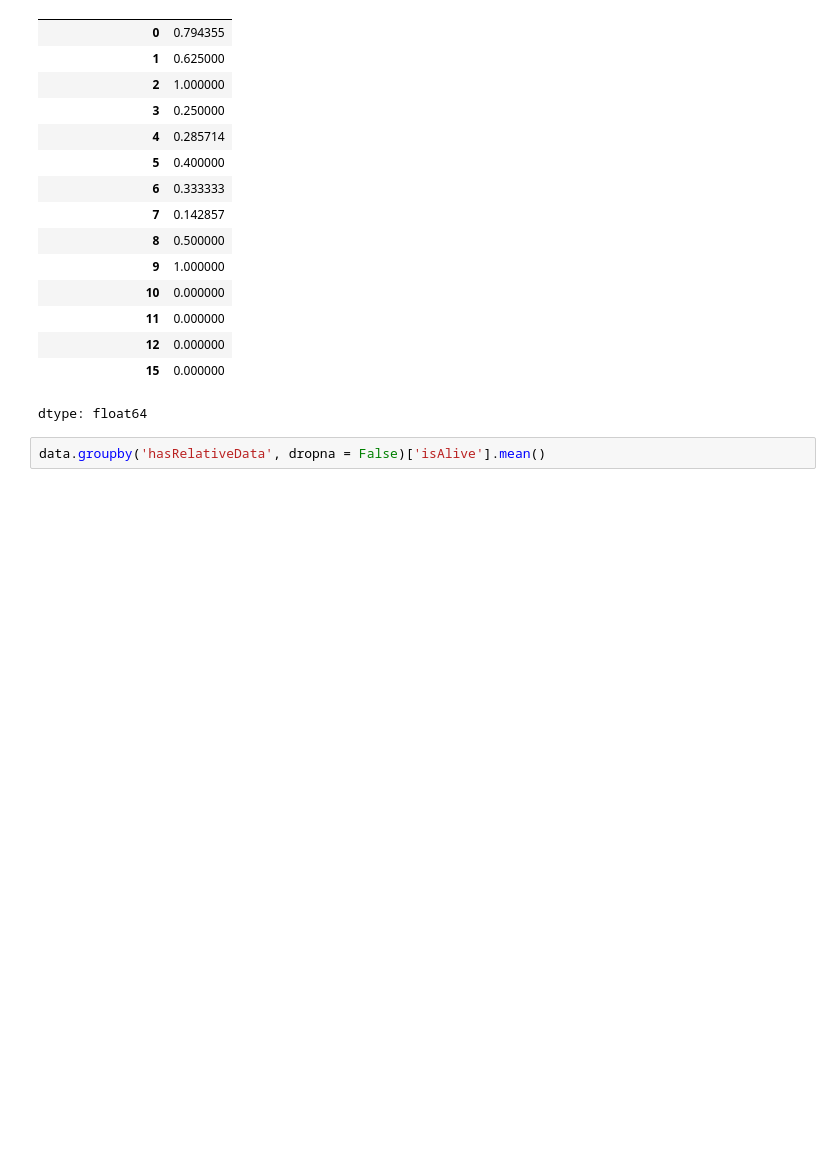
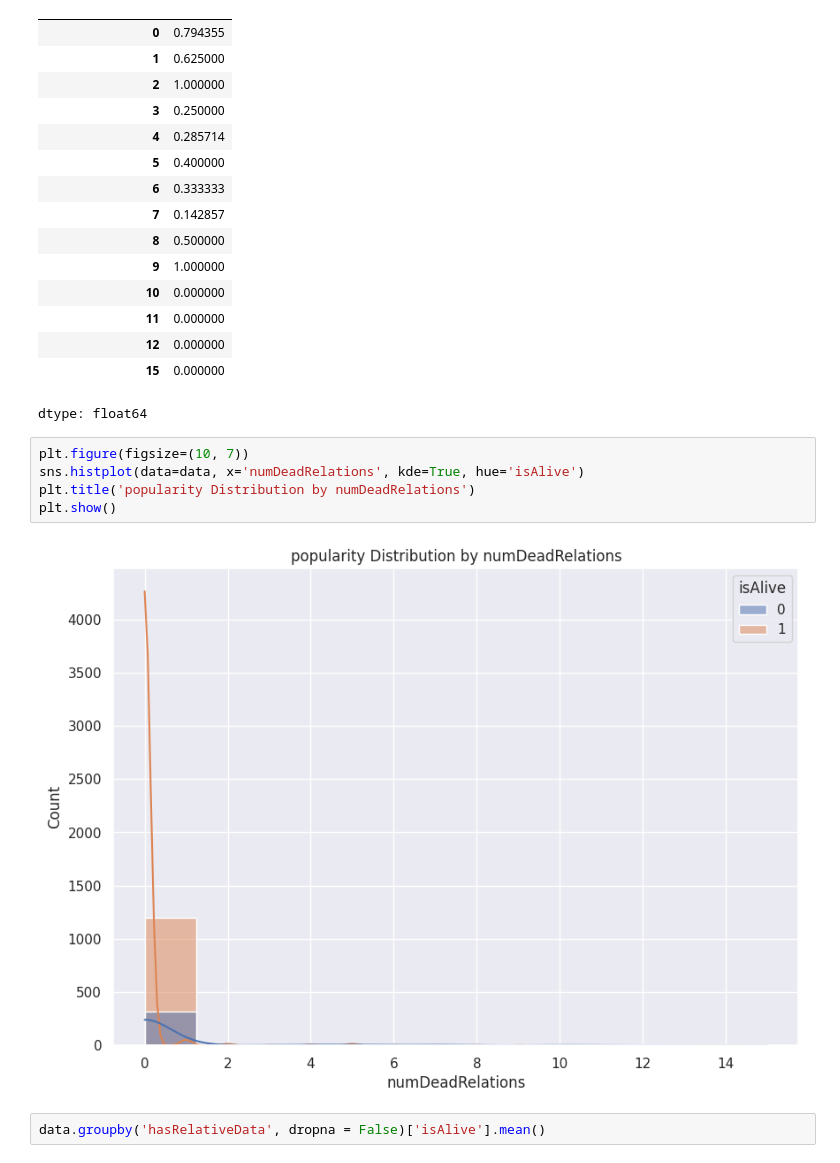
Before and after one commit to Aleksandrov-Vsevolod/dls_homeworks, a Jupyter notebook: hw_1_game_of_thrones2.ipynb, the cells around one changed output. Cells and saved outputs as stored; diff of their text form; blank space fills up the shorter version.

```diff
--- a/hw_1_game_of_thrones2.ipynb
+++ b/hw_1_game_of_thrones2.ipynb
@@ -1186,6 +1196,13 @@ data.groupby('numDeadRelations', dropna = False)['isAlive'].mean()
 | 12 | 0.000000 |
 | 15 | 0.000000 |
 dtype: float64
+# %%
+plt.figure(figsize=(10, 7))
+sns.histplot(data=data, x='numDeadRelations', kde=True, hue='isAlive')
+plt.title('popularity Distribution by numDeadRelations')
+plt.show()
+# %% [output]
+[figure, added]
 # %%
 data.groupby('hasRelativeData', dropna = False)['isAlive'].mean()
 # %% [output]
```
Also changed, not shown: parts of 17 cells of this notebook.
